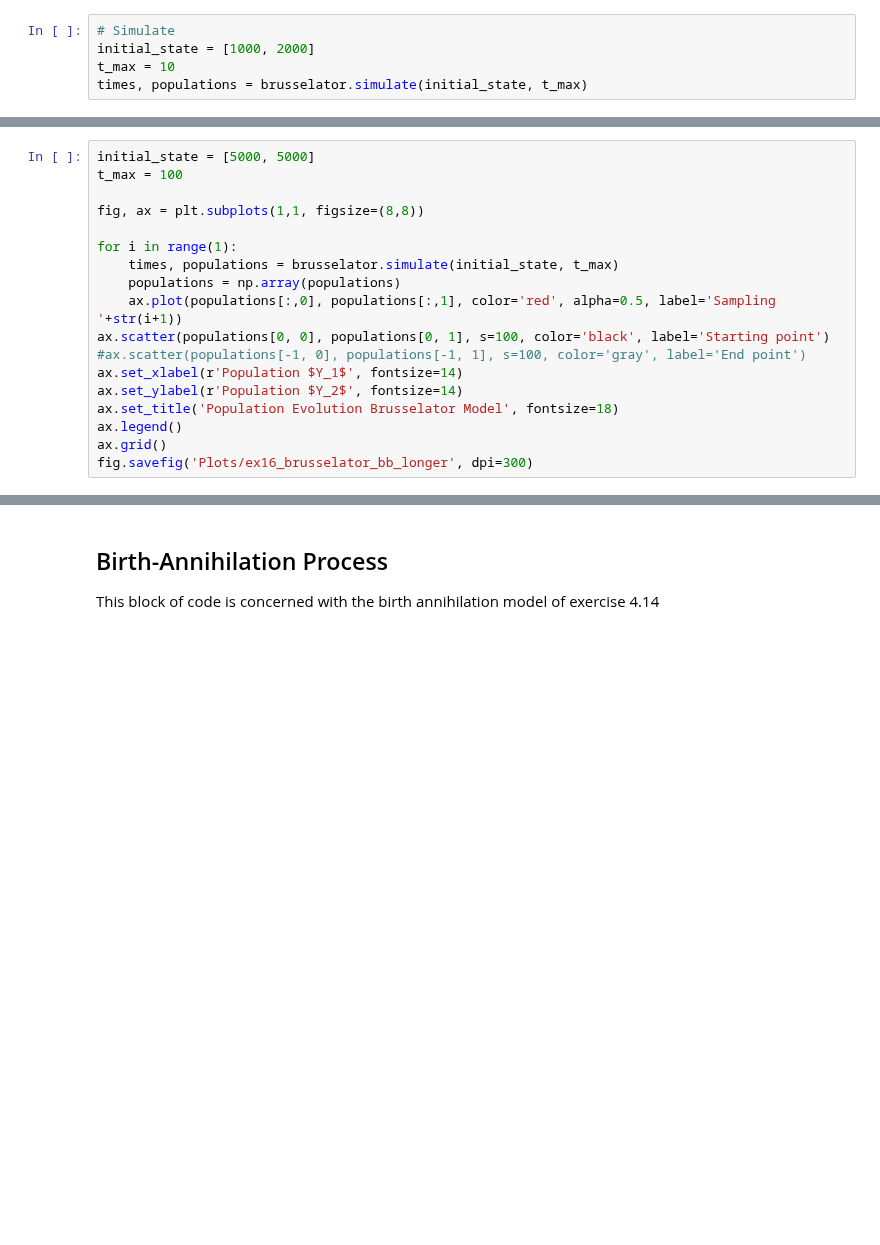
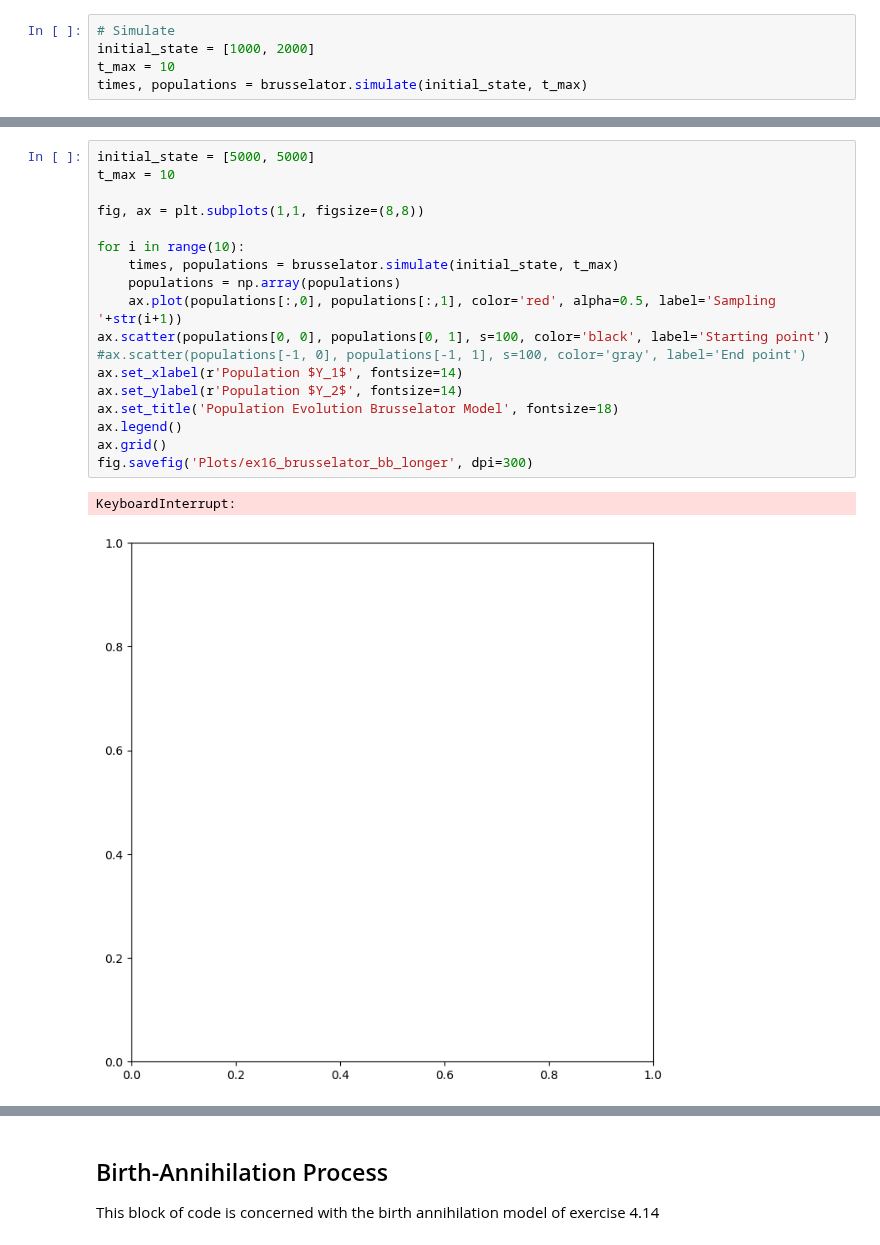
Before and after one commit to BertDepoorter/Monte-Carlo-Methods, a Jupyter notebook: Exercise_14_15_16_Gillespie_systems.ipynb, the cells around one changed output, grey strips where cells are left out. Drawn from its saved outputs; the diff is of its cells as text; blank space fills up the shorter version.

```diff
--- a/Exercise_14_15_16_Gillespie_systems.ipynb
+++ b/Exercise_14_15_16_Gillespie_systems.ipynb
@@ -128,20 +132,23 @@ fig.savefig('Plots/ex16_brusselator_ba_longer', dpi=300)
 # %%
 initial_state = [5000, 5000]
-t_max = 100
+t_max = 10
 
 fig, ax = plt.subplots(1,1, figsize=(8,8))
 
-for i in range(1):
+for i in range(10):
     times, populations = brusselator.simulate(initial_state, t_max)
     populations = np.array(populations)
     ax.plot(populations[:,0], populations[:,1], color='red', alpha=0.5, label='Sampling '+str(i+1))
 ax.scatter(populations[0, 0], populations[0, 1], s=100, color='black', label='Starting point')
 #ax.scatter(populations[-1, 0], populations[-1, 1], s=100, color='gray', label='End point')
 ax.set_xlabel(r'Population $Y_1$', fontsize=14)
 ax.set_ylabel(r'Population $Y_2$', fontsize=14)
 ax.set_title('Population Evolution Brusselator Model', fontsize=18)
 ax.legend()
 ax.grid()
 fig.savefig('Plots/ex16_brusselator_bb_longer', dpi=300)
+# %% [output]
+KeyboardInterrupt:
+[figure, added]
 # %%
 initial_state = [500, 500]
```
Also changed, not shown: parts of 6 cells of this notebook, 7 other files.
